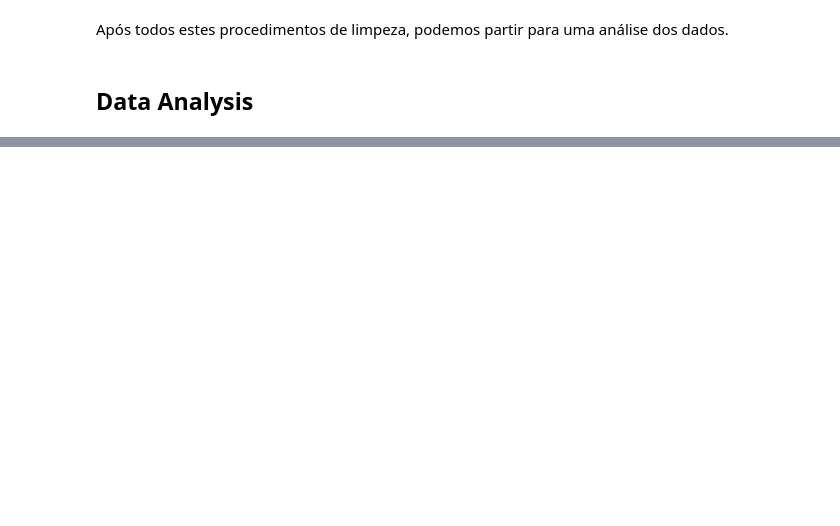
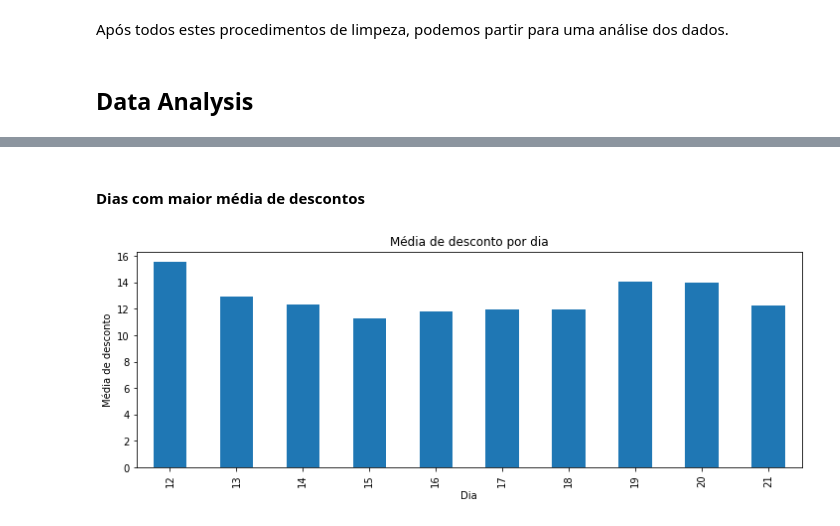
Before and after one commit to lucasboscatti/mercado-livre-data-analysis, a Jupyter notebook: mercado_livre_analysis.ipynb, the cells around one changed output, grey strips where cells are left out. Cells and saved outputs as stored; diff of their text form; code cells hidden in the pictures; blank space fills up the shorter version.

```diff
--- a/mercado_livre_analysis.ipynb
+++ b/mercado_livre_analysis.ipynb
@@ -675,0 +685,6 @@ Após todos estes procedimentos de limpeza, podemos partir para uma análise dos
+# %% [markdown]
+#### Dias com maior média de descontos
+# %%
+df.groupby('date')['discount'].mean().plot(kind='bar', figsize=(12,4), title='Média de desconto por dia', ylabel='Média de desconto', xlabel='Dia');
+# %% [output]
+[figure, added]
```
Also changed, not shown: parts of 75 cells of this notebook, 1 other file.
